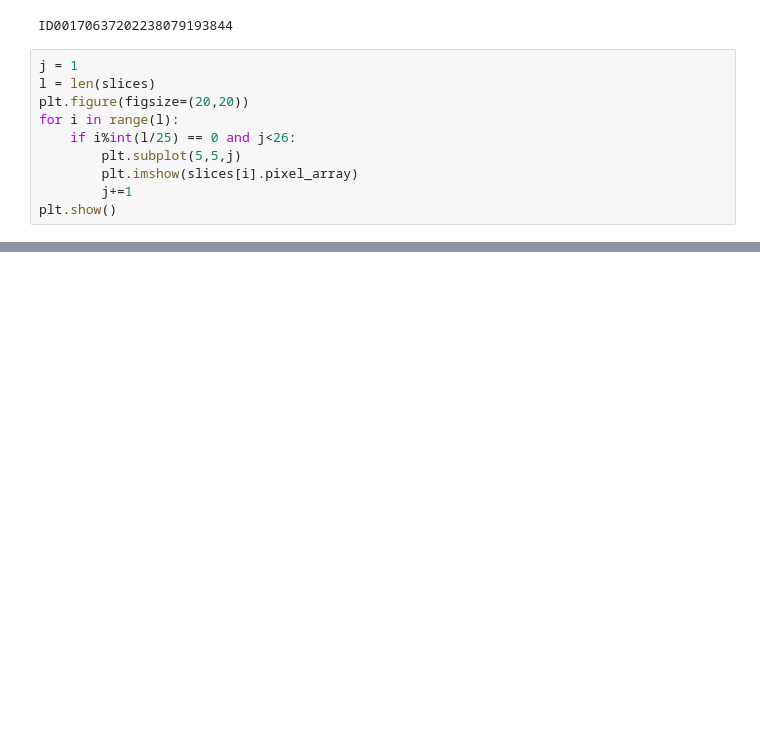
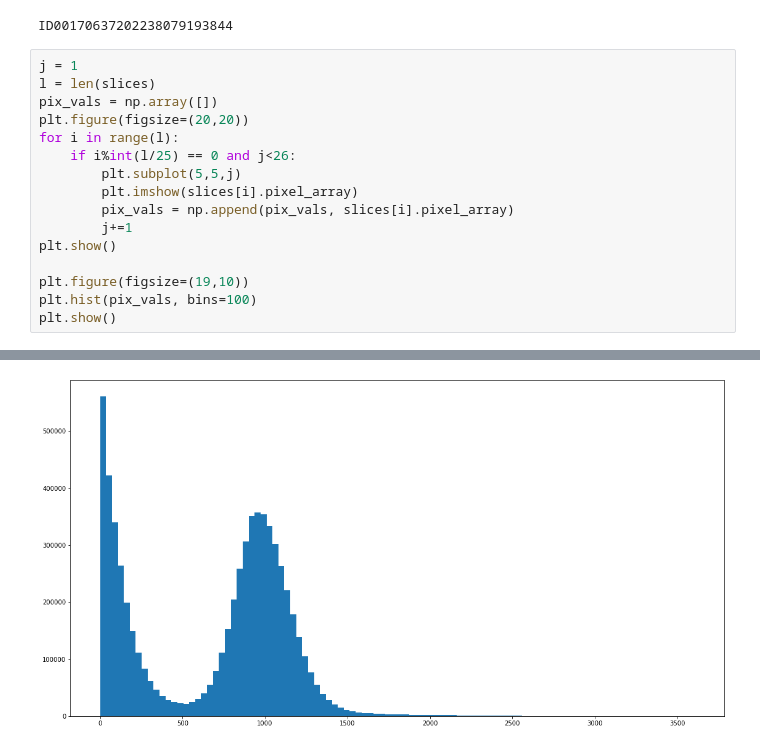
Before and after one commit to akorol98/osic, a Jupyter notebook: main.ipynb, the cells around one changed output, grey strips where cells are left out. Drawn from its saved outputs; the diff is of its cells as text; blank space fills up the shorter version.

```diff
--- a/main.ipynb
+++ b/main.ipynb
@@ -19,12 +20,19 @@ ID00170637202238079193844
 # %%
 j = 1
 l = len(slices)
+pix_vals = np.array([])
 plt.figure(figsize=(20,20))
 for i in range(l):
     if i%int(l/25) == 0 and j<26:
         plt.subplot(5,5,j)
         plt.imshow(slices[i].pixel_array)
+        pix_vals = np.append(pix_vals, slices[i].pixel_array)
         j+=1
 plt.show()
+
+plt.figure(figsize=(19,10))
+plt.hist(pix_vals, bins=100)
+plt.show()
 # %% [output]
 [figure]
+[figure, added]
```
Also changed, not shown: parts of 1 cell of this notebook.
